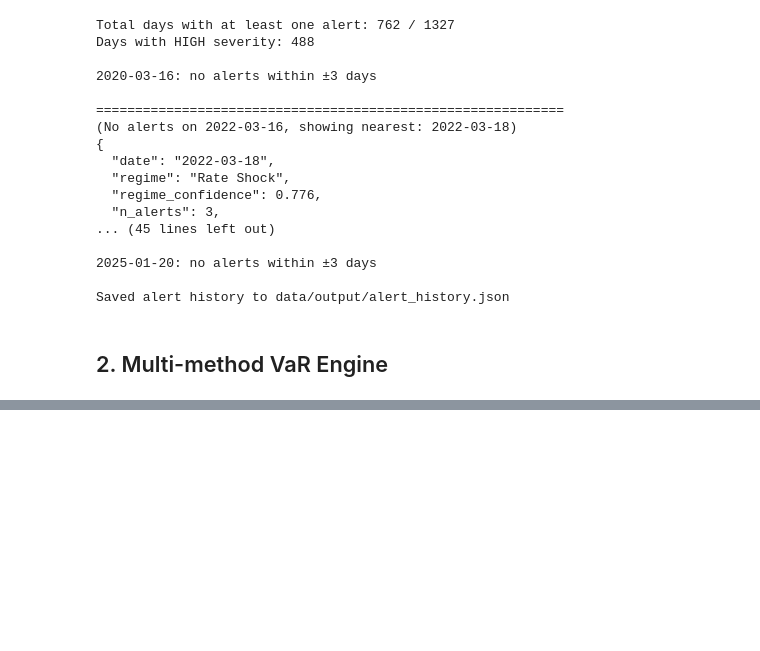
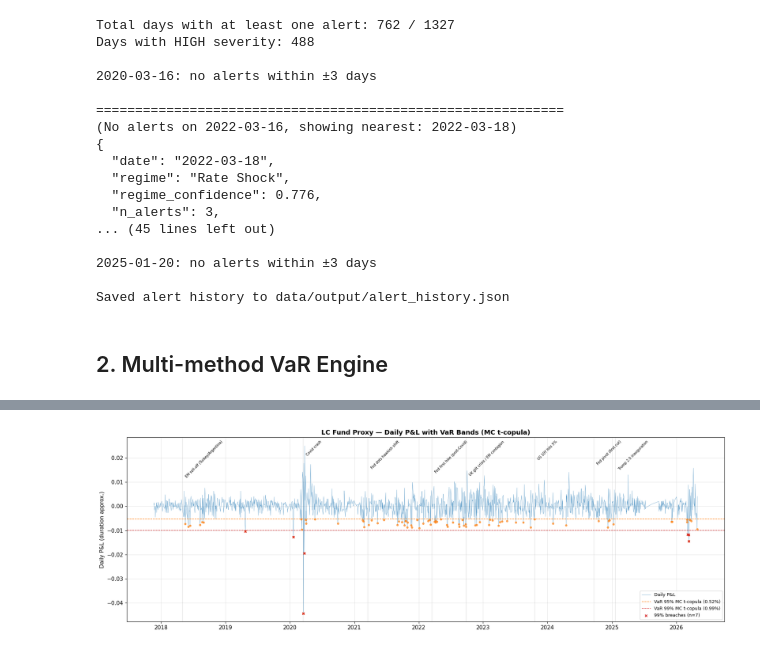
Before and after one commit to NicolasHY/Fixed-Income-Analytics, a Jupyter notebook: main.ipynb, the cells around one changed output, grey strips where cells are left out. Drawn from its saved outputs; the diff is of its cells as text; code cells hidden in the pictures; blank space fills up the shorter version.

```diff
--- a/main.ipynb
+++ b/main.ipynb
@@ -697,0 +981,32 @@ Saved alert history to data/output/alert_history.json
+# %%
+fig, ax = plt.subplots(figsize=(18, 6))
+
+ax.plot(portfolio_pnl.index, portfolio_pnl.values, linewidth=0.5, color="#1f77b4", alpha=0.7,
+        label="Daily P&L")
+
+# VaR bands (using MC t-copula as the primary model)
+ax.axhline(-VaR_95_mc_t, color="#ff7f0e", linestyle="--", linewidth=1, label=f"VaR 95% MC t-copula ({VaR_95_mc_t:.2%})")
+ax.axhline(-VaR_99_mc_t, color="#d62728", linestyle="--", linewidth=1, label=f"VaR 99% MC t-copula ({VaR_99_mc_t:.2%})")
+
+# Mark breaches
+breaches_95 = portfolio_pnl[portfolio_pnl < -VaR_95_mc_t]
+breaches_99 = portfolio_pnl[portfolio_pnl < -VaR_99_mc_t]
+ax.scatter(breaches_95.index, breaches_95.values, color="#ff7f0e", s=12, zorder=5, alpha=0.7)
+ax.scatter(breaches_99.index, breaches_99.values, color="#d62728", s=20, zorder=6, marker="x",
+           label=f"99% breaches (n={len(breaches_99)})")
+
+for date_str, event in MACRO_EVENTS.items():
+    evt = pd.Timestamp(date_str)
+    if portfolio_pnl.index.min() <= evt <= portfolio_pnl.index.max():
+        ax.axvline(evt, color="grey", alpha=0.3, linewidth=0.6)
+        ax.annotate(event, xy=(evt, ax.get_ylim()[1]), xytext=(5, -5),
+                    textcoords="offset points", fontsize=7, rotation=45, va="top")
+
+ax.set_ylabel("Daily P&L (duration approx.)")
+ax.set_title("LC Fund Proxy — Daily P&L with VaR Bands (MC t-copula)", fontweight="bold")
+ax.legend(fontsize=9)
+fig.tight_layout()
+plt.savefig("data/output/var_pnl_bands.png", dpi=150, bbox_inches="tight")
+plt.show()
+# %% [output]
+[figure, added]
```
Also changed, not shown: parts of 7 cells of this notebook, 1 other file.
